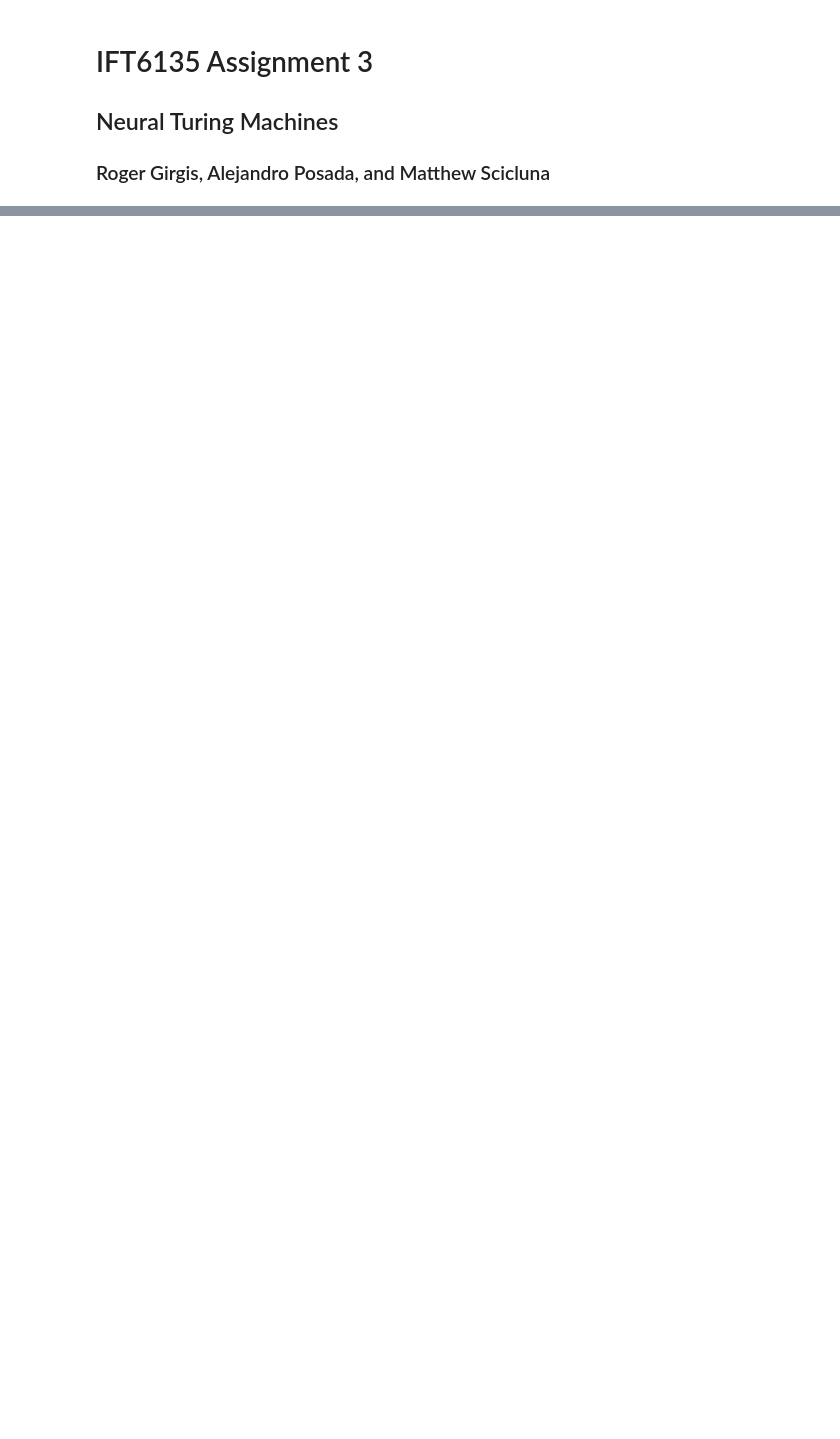
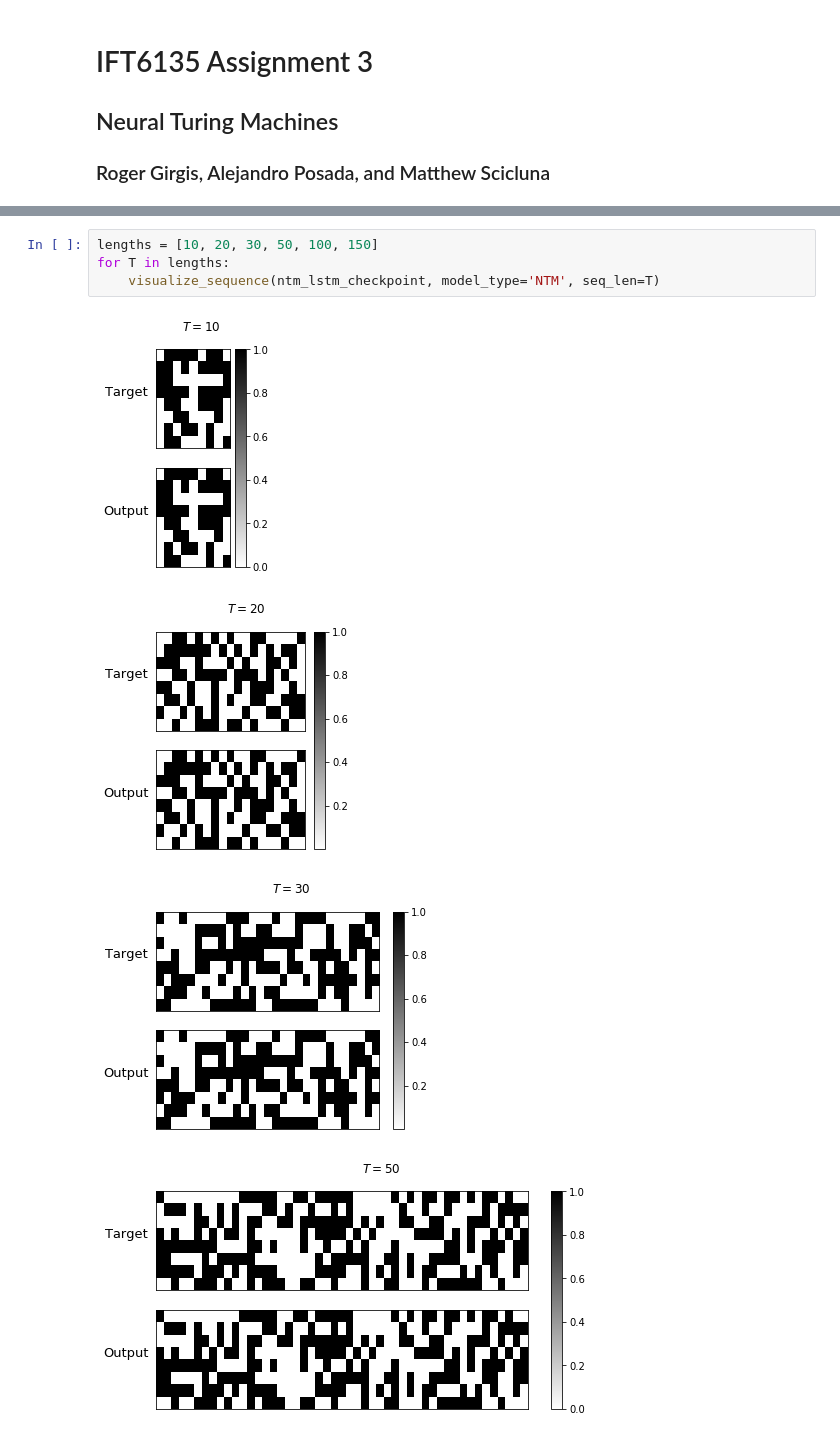
Before and after one commit to alejandroposada/IFT6135-A3, a Jupyter notebook: Assignment3.ipynb, the cells around one changed output, grey strips where cells are left out. Cells and saved outputs as stored; diff of their text form; blank space fills up the shorter version.

```diff
--- a/Assignment3.ipynb
+++ b/Assignment3.ipynb
@@ -58,0 +90,9 @@ visualize_sequence(checkpoint, 'LSTM', seq_len=15)
+# %%
+lengths = [10, 20, 30, 50, 100, 150]
+for T in lengths:
+    visualize_sequence(ntm_lstm_checkpoint, model_type='NTM', seq_len=T)
+# %% [output]
+[figure, added]
+[figure, added]
+[figure, added]
+[figure, added]
```
Also changed, not shown: parts of 27 cells of this notebook.
